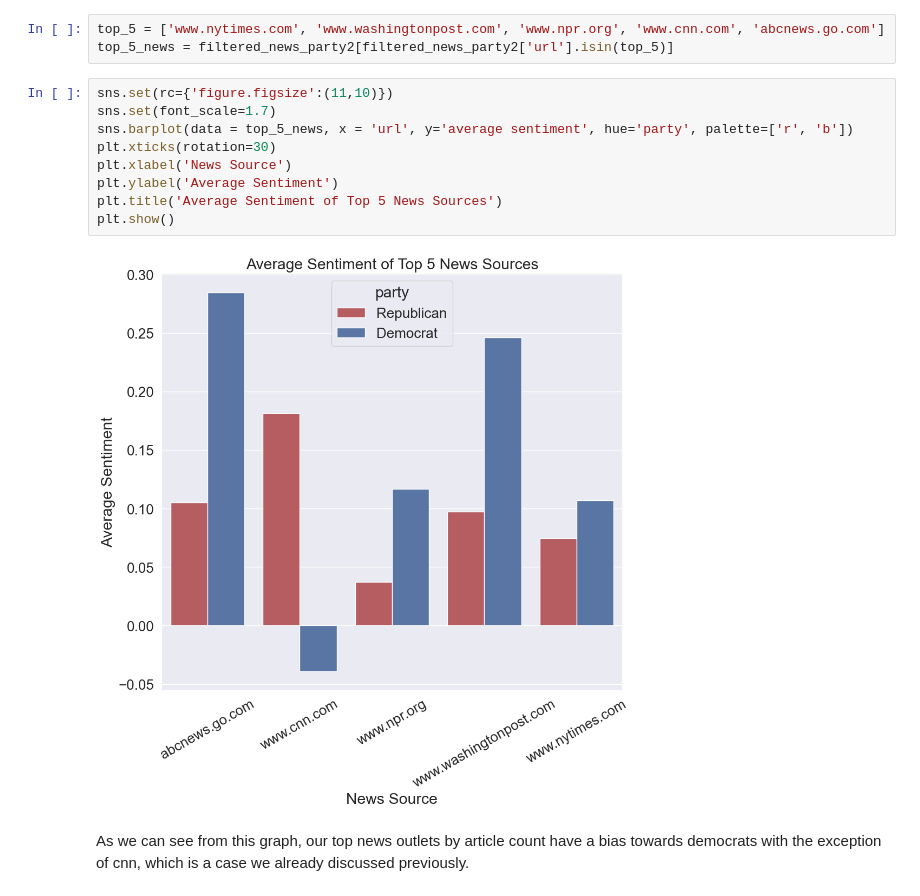
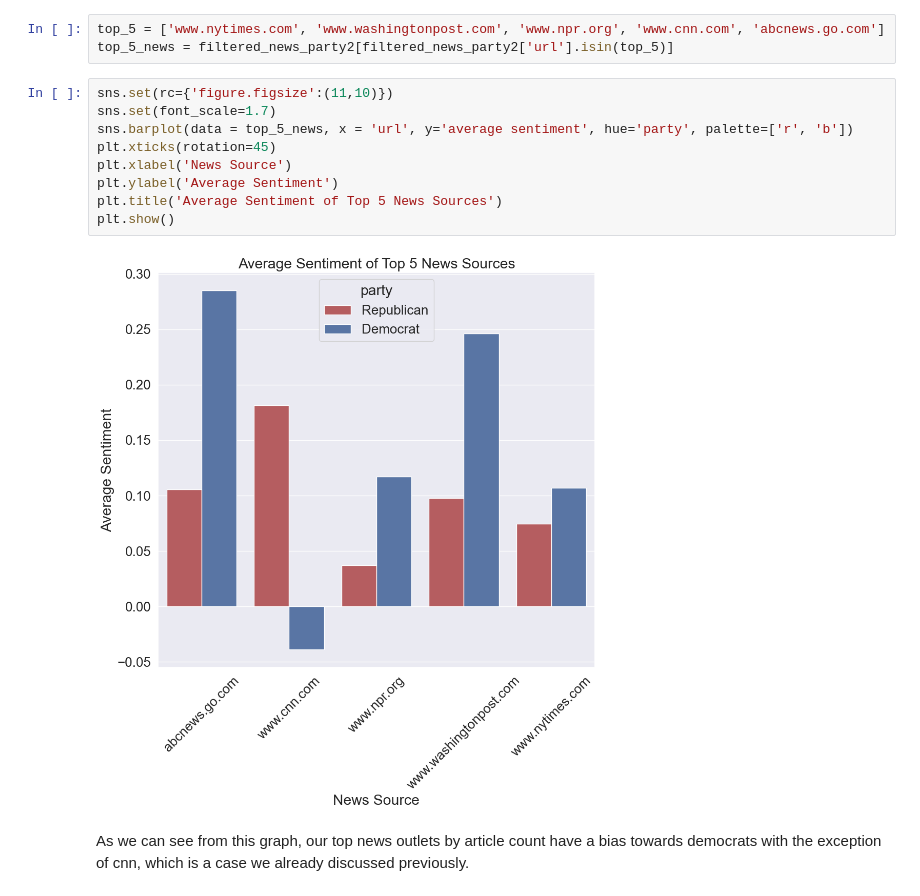
Before and after one commit to WizenPainter/Politician_Graph, a Jupyter notebook: Final_report.ipynb, the cells around one changed output. Saved outputs shown, nothing was run; the diff lists cells and outputs as text.

```diff
--- a/Final_report.ipynb
+++ b/Final_report.ipynb
@@ -458,14 +458,14 @@ top_5_news = filtered_news_party2[filtered_news_party2['url'].isin(top_5)]
 # %%
 sns.set(rc={'figure.figsize':(11,10)})
 sns.set(font_scale=1.7)
 sns.barplot(data = top_5_news, x = 'url', y='average sentiment', hue='party', palette=['r', 'b'])
-plt.xticks(rotation=30)
+plt.xticks(rotation=45)
 plt.xlabel('News Source')
 plt.ylabel('Average Sentiment')
 plt.title('Average Sentiment of Top 5 News Sources')
 plt.show()
 # %% [output]
-[figure, old version]
+[figure, new version]
 # %% [markdown]
 As we can see from this graph, our top news outlets by article count have a bias towards democrats with the exception of cnn, which is a case we already discussed previously.
 # %%
```
Also changed, not shown: 1 other file.
